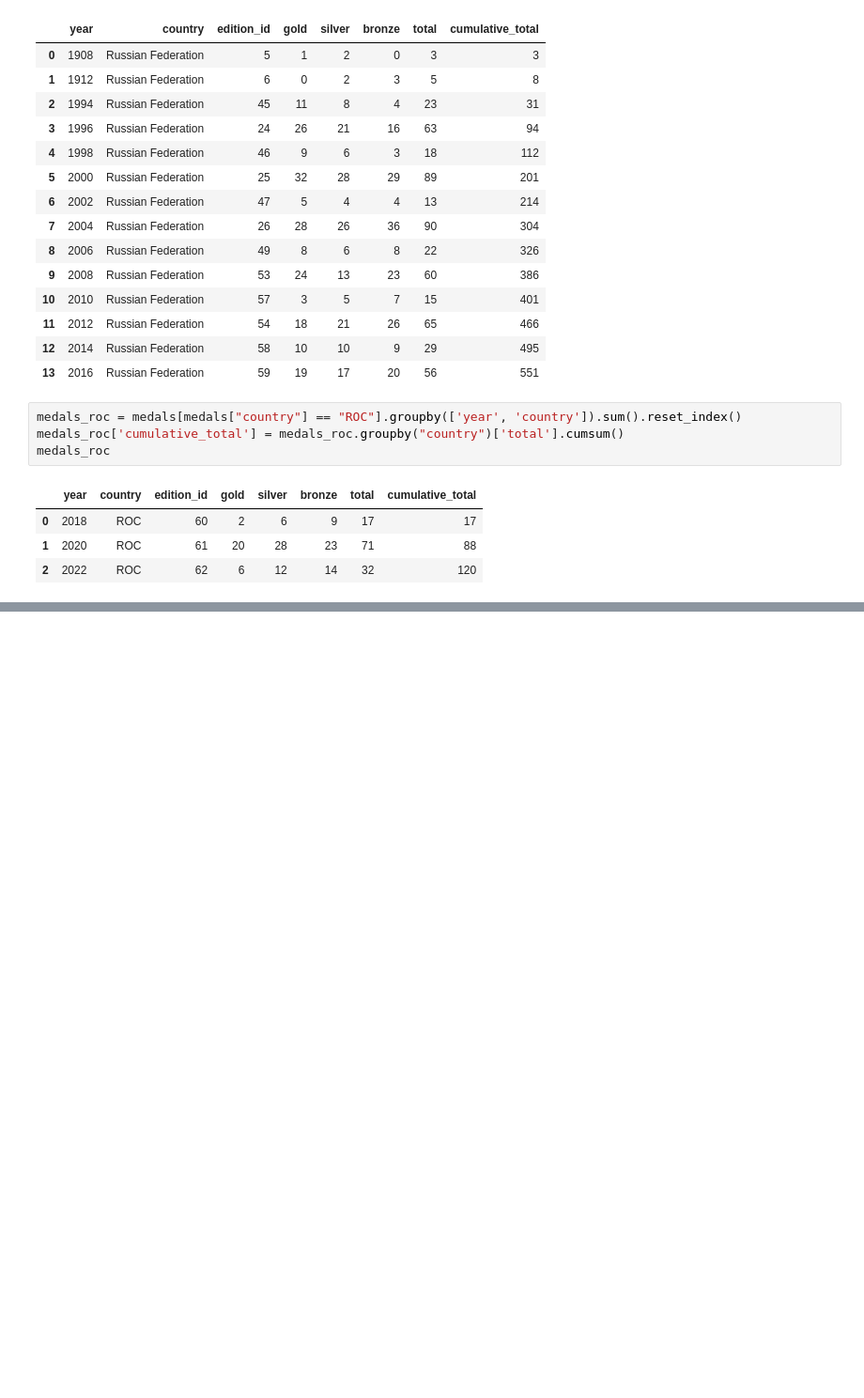
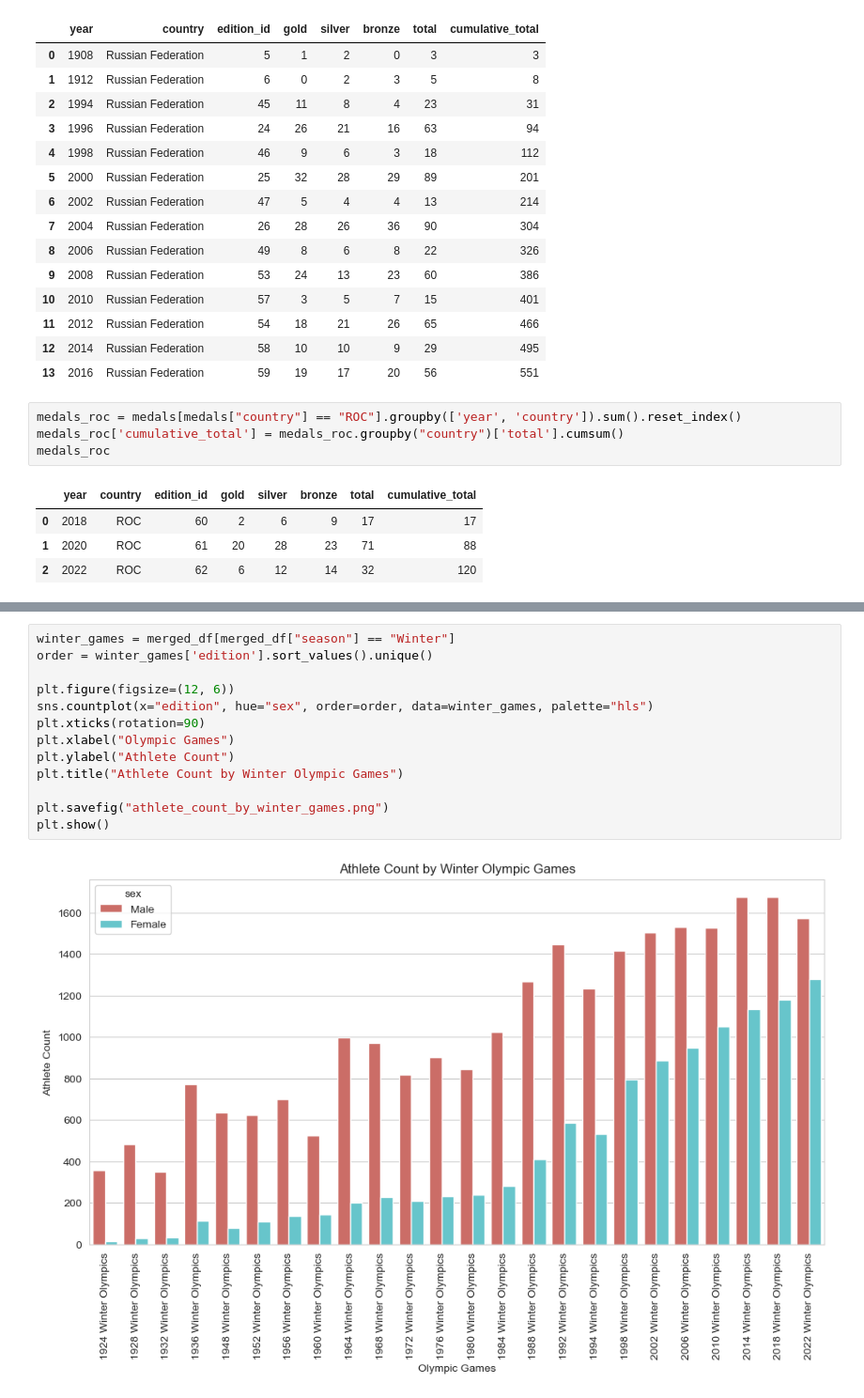
Before and after one commit to gururaser/data-analysis-of-olympic-games, a Jupyter notebook: data_analysis_of_olympic_games.ipynb, the cells around one changed output, grey strips where cells are left out. Shown at 94% size. Cells and saved outputs as stored; diff of their text form; blank space fills up the shorter version.

```diff
--- a/data_analysis_of_olympic_games.ipynb
+++ b/data_analysis_of_olympic_games.ipynb
@@ -425,0 +540,15 @@ medals_roc
+# %%
+winter_games = merged_df[merged_df["season"] == "Winter"]
+order = winter_games['edition'].sort_values().unique()
+
+plt.figure(figsize=(12, 6))
+sns.countplot(x="edition", hue="sex", order=order, data=winter_games, palette="hls")
+plt.xticks(rotation=90)
+plt.xlabel("Olympic Games")
+plt.ylabel("Athlete Count")
+plt.title("Athlete Count by Winter Olympic Games")
+
+plt.savefig("athlete_count_by_winter_games.png")
+plt.show()
+# %% [output]
+[figure, added]
```
Also changed, not shown: parts of 30 cells of this notebook.
